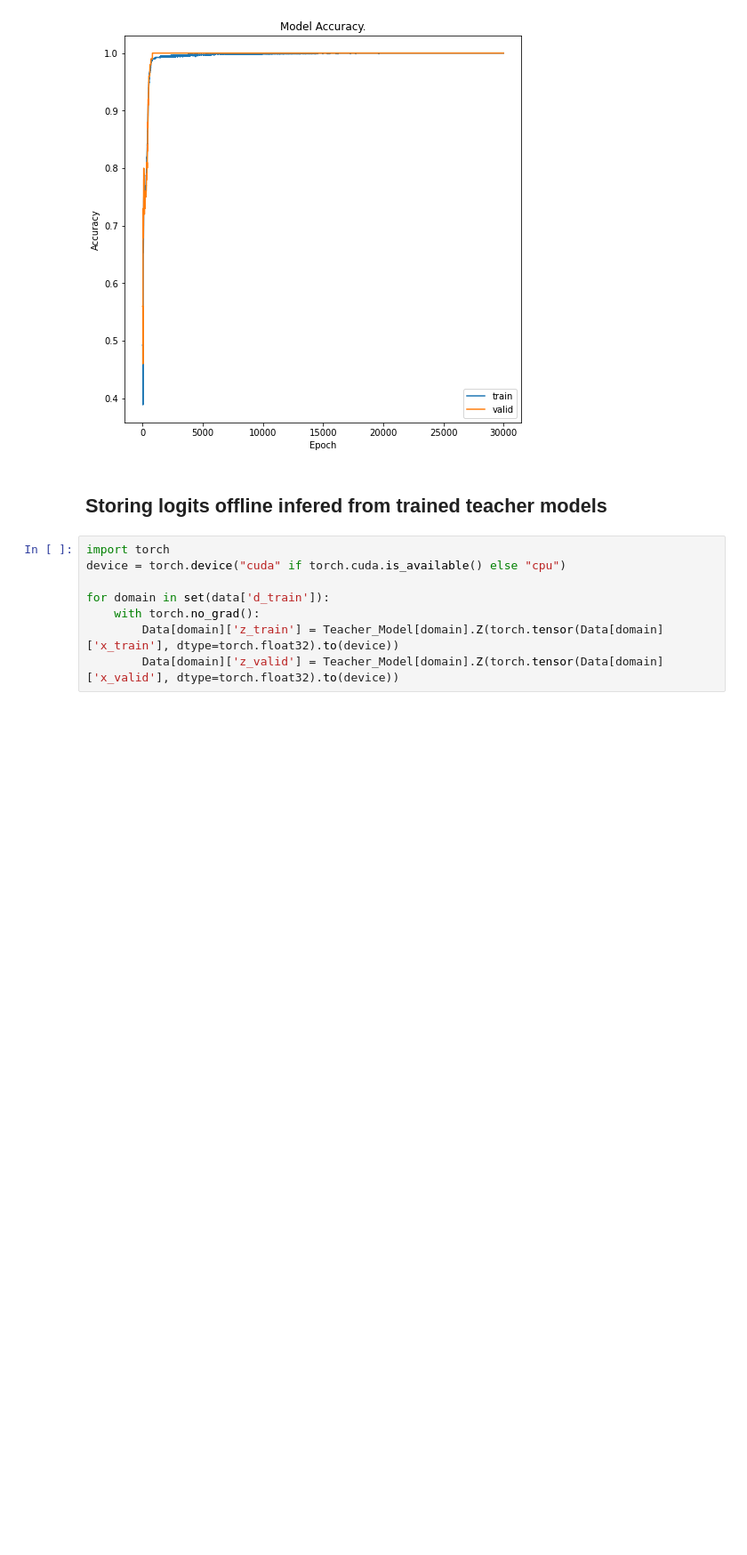
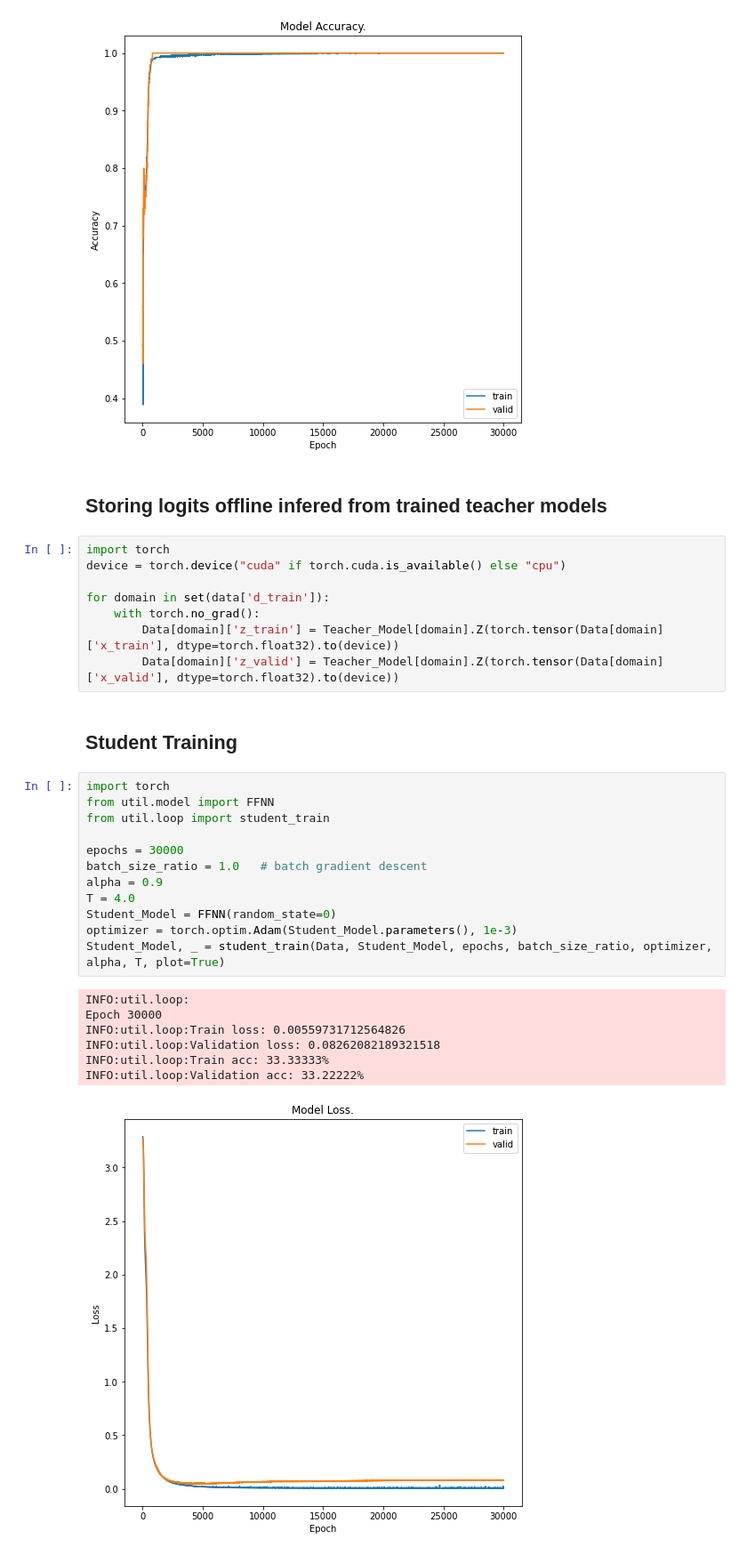
Before and after one commit to ankur-98/Multi-domain-Knowledge-Distillation, a Jupyter notebook: MiniProject.ipynb, the cells around one changed output. Shown at 89% size. Cells and saved outputs as stored; diff of their text form; blank space fills up the shorter version.

Commit message:
Student training - Untuned.

```diff
--- a/MiniProject.ipynb
+++ b/MiniProject.ipynb
@@ -177,3 +177,25 @@ for domain in set(data['d_train']):
     with torch.no_grad():
         Data[domain]['z_train'] = Teacher_Model[domain].Z(torch.tensor(Data[domain]['x_train'], dtype=torch.float32).to(device))
         Data[domain]['z_valid'] = Teacher_Model[domain].Z(torch.tensor(Data[domain]['x_valid'], dtype=torch.float32).to(device))
+# %% [markdown]
+## Student Training
+# %%
+import torch
+from util.model import FFNN
+from util.loop import student_train
+
+epochs = 30000
+batch_size_ratio = 1.0   # batch gradient descent
+alpha = 0.9
+T = 4.0
+Student_Model = FFNN(random_state=0)
+optimizer = torch.optim.Adam(Student_Model.parameters(), 1e-3)
+Student_Model, _ = student_train(Data, Student_Model, epochs, batch_size_ratio, optimizer, alpha, T, plot=True)
+# %% [output]
+INFO:util.loop:
+Epoch 30000
+INFO:util.loop:Train loss: 0.00559731712564826
+INFO:util.loop:Validation loss: 0.08262082189321518
+INFO:util.loop:Train acc: 33.33333%
+INFO:util.loop:Validation acc: 33.22222%
+[figure, added]
```
Also changed, not shown: parts of 1 cell of this notebook, 1 other file.
